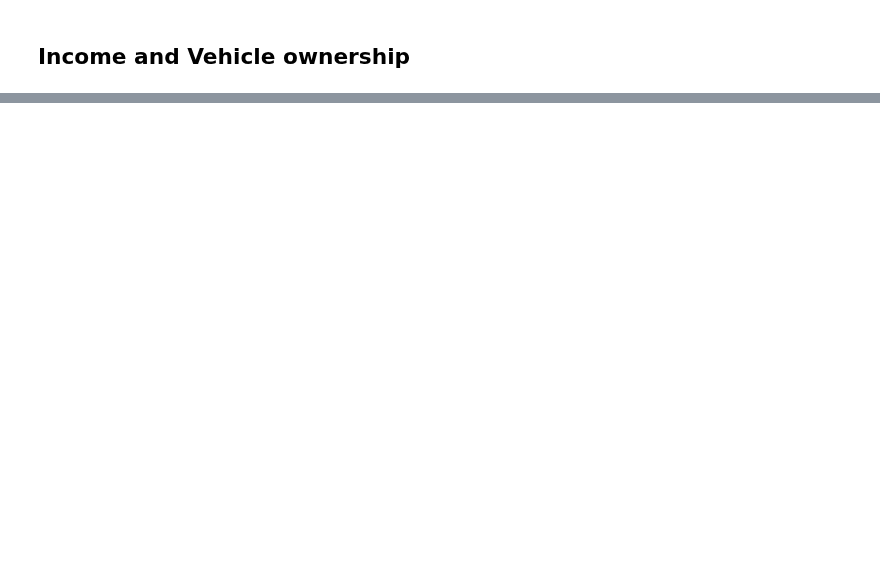
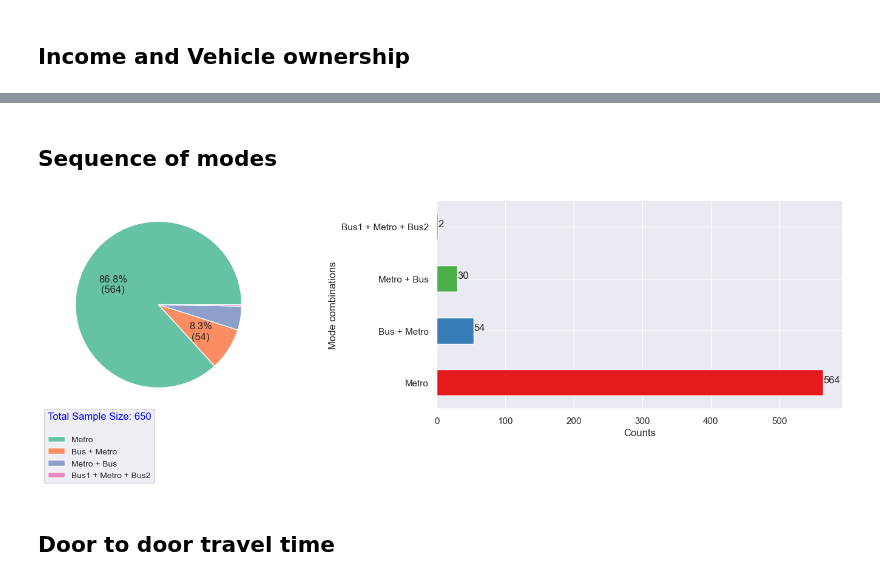
Before and after one commit to Gavaskar24/Metro, a Jupyter notebook: research/Report_plots.ipynb, the cells around one changed output, grey strips where cells are left out. Drawn from its saved outputs; the diff is of its cells as text; code cells hidden in the pictures; blank space fills up the shorter version.

```diff
--- a/research/Report_plots.ipynb
+++ b/research/Report_plots.ipynb
@@ -12,6 +12,10 @@ from tabulate import tabulate
 file_path='E:/Metro2/raw_data//'
 # file_path='E:/Metro2/artifacts//'
 df=pd.read_csv(file_path+'Data.csv')
+df = df[df['9'] <= 220]
+df = df[~(df['10'] == 'Bus')]
+df = df[~(df['11'] == 'Bus')]
+df = df[~(df['11'] =='Any public transport ')]
 # %%
 for column in df.select_dtypes(include='object').columns:
     df[column] = df[column].str.replace(r'\(.*\)', '', regex=True)
@@ -229,0 +361,72 @@ plt.show()
+# %%
+df['8'].unique()
+trip_map={'Bus + Metro ':'Bus + Metro', 'Metro ':'Metro', 'Bus + metro + metro':'Bus + Metro', 'Metro + Bus ':'Metro + Bus',
+       'Bus1 + Metro + Bus2 ':'Bus1 + Metro + Bus2', 'Bus + metro1 + metro2':'Bus + Metro', 'Railway+metro ':'Metro',
+       'Metro + Metro':'Metro', 'Train + metro + bus':'Metro + Bus', 'Bus ':'Metro'}
+df['8']=df['8'].map(trip_map)
+# %%
+display(HTML(f"<h2>Sequence of modes</h2>"))
+# %% [output]
+Sequence of modes
+# %%
+def func(pct, allvals, top_indices):
+    absolute = int(round(pct / 100. * np.sum(allvals)))
+    index = np.argmax(np.array(allvals) == absolute)
+    if index in top_indices:
+        return "{:.1f}%\n({:d})".format(pct, absolute)
+    else:
+        return ""
+
+# Helper function to get indices of top sectors
+def get_top_indices(counts, n=2):
+    sorted_indices = counts.argsort()[::-1]
+    return sorted_indices[:n]
+
+# Set Seaborn style
+sns.set(style="darkgrid")
+
+# Create subplots
+fig, ax = plt.subplots(1, 2, figsize=(15, 5))
+
+# Define color schemes
+colors_gender = sns.color_palette("Set2", len(df['8'].value_counts()))
+colors_age = sns.color_palette("Set1", len(df['8'].value_counts()))
+
+# Get the size of the DataFrame
+df_size = df.shape[0]
+
+# Pie chart for gender distribution
+gender_counts = df['8'].value_counts()
+top_gender_indices = get_top_indices(gender_counts.values)
+gender_counts.plot.pie(
+    autopct=lambda pct: func(pct, gender_counts.values, top_gender_indices),
+    ax=ax[0], shadow=False, colors=colors_gender, labels=None
+)
+# ax[0].set_title('Gender Distribution')
+ax[0].set_ylabel('')  # Remove y-label
+
+# Add legend for gender distribution with DataFrame size
+gender_labels = gender_counts.index
+legend_gender = ax[0].legend(
+    gender_labels, loc="best", bbox_to_anchor=(0.5, 0.02),
+    fontsize='small', title=f"Total Sample Size: {df_size}\n"
+)
+plt.setp(legend_gender.get_title(), fontsize='medium', color='blue')
+
+# Horizontal bar chart for age distribution
+age_counts = df['8'].value_counts()
+age_counts.plot.barh(ax=ax[1], color=colors_age)
+ax[1].set_xlabel('Counts')
+ax[1].set_ylabel('Mode combinations')
+# ax[1].set_title('Age Distribution')
+for index, value in enumerate(age_counts):
+    ax[1].text(value, index, str(value))
+
+plt.tight_layout()
+plt.show()
+# %% [output]
+[figure, added]
+# %%
+display(HTML(f"<h2>Door to door travel time</h2>"))
+# %% [output]
+Door to door travel time
```
Also changed, not shown: parts of 21 cells of this notebook.
